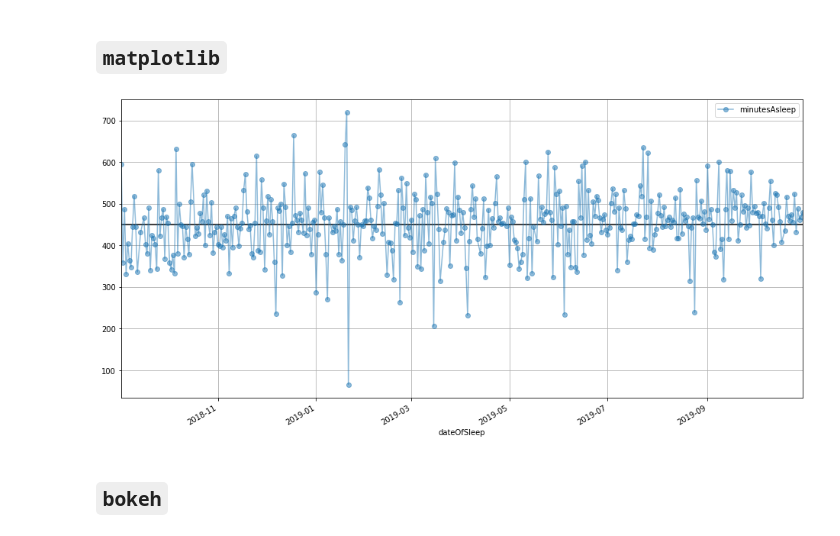
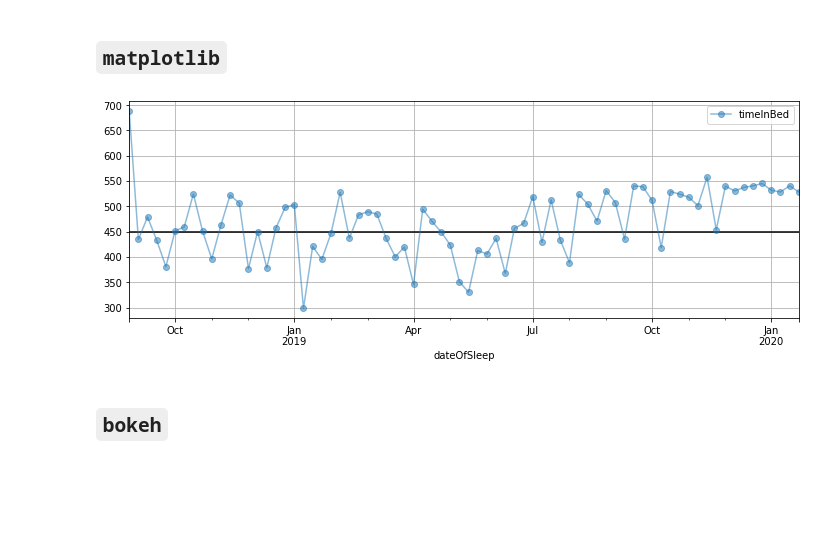
Before and after one commit to hnagib/Fitbit-Analytics, a Jupyter notebook: notebooks/hn-query-sleep-data.ipynb, the cells around one changed output. Drawn from its saved outputs; the diff is of its cells as text; code cells hidden in the pictures; blank space fills up the shorter version.

```diff
--- a/notebooks/hn-query-sleep-data.ipynb
+++ b/notebooks/hn-query-sleep-data.ipynb
@@ -88,7 +91,7 @@ Fitbit limits user to 120 API calls per hour. So `.get_sleep()` wouldn't be idea
 This, however, only allows 100 data points to be extracted at a time. So in order to get more than 100 days worth of sleep data, we would have to split up our date range in chunks that are less than or equal to 100.
 # %%
 # Split up date range into smaller chunks
-dates = pd.date_range('2018-09-01','2019-10-30')
+dates = pd.date_range('2018-09-01',pd.datetime.today())
 date_splits = np.array_split(dates, np.ceil(len(dates)/100))
 date_splits_endpoints = [(date_split[0], date_split[-1]) for date_split in date_splits]
 
@@ -187,7 +192,7 @@ Here is what the API call output looks like:
 Let's parse some of the data from this and store in a dataframe
 # %%
 # Parse sleep data range API output
-items = ['timeInBed', 'minutesAsleep', 'dateOfSleep']
+items = ['timeInBed', 'minutesAsleep', 'dateOfSleep', 'minutesToFallAsleep', 'minutesAwake']
 sleep_data = [{item:s[item] for item in items} for s in sleep]
 # %%
 # Create dataframe
@@ -197,19 +202,19 @@ df = df.sort_values('dateOfSleep').reset_index()
 # %% [markdown]
 ## `matplotlib`
 # %%
-df_plot = df.groupby(pd.Grouper(key='dateOfSleep', freq='d')).sum().query('minutesAsleep > 0')
+df_plot = df.query('minutesAsleep > 0').groupby(pd.Grouper(key='dateOfSleep', freq='w')).mean()
 
-df_plot['minutesAsleep'].plot(
-    figsize=(16,8),
+df_plot['timeInBed'].plot(
+    figsize=(12,4),
     grid=True,
     style='o-',
     alpha=0.5
 );
 
 plt.hlines(450, df_plot.index.min(), df_plot.index.max())
 plt.legend();
 # %% [output]
-[figure, old version]
+[figure, new version]
 # %% [markdown]
 ## `bokeh`
 # %%
```
Also changed, not shown: parts of 22 cells of this notebook, 3 other files.
